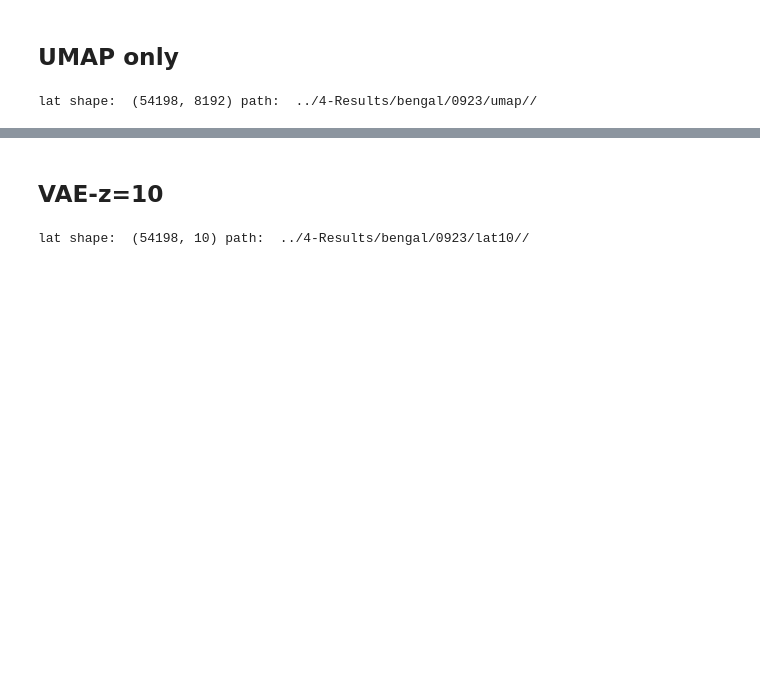
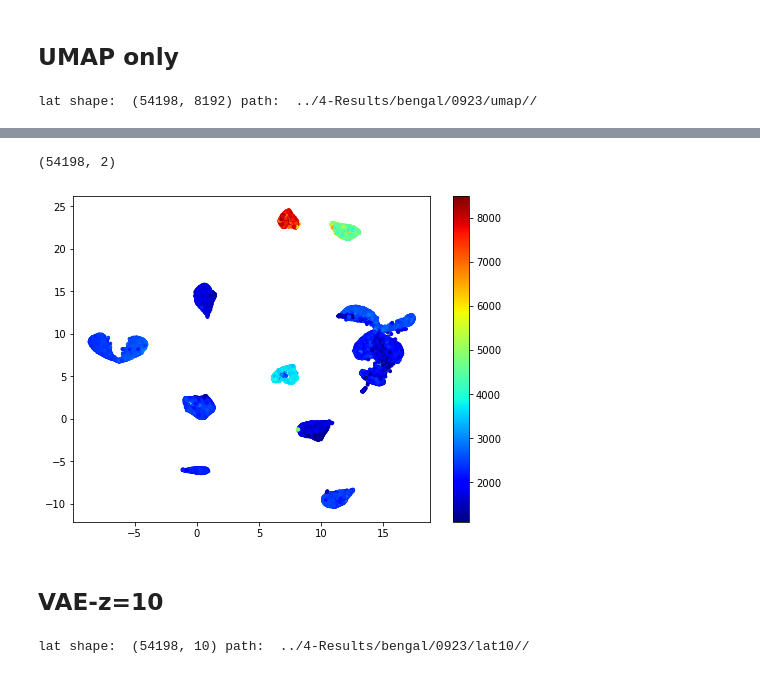
Before and after one commit to yebiny/Songbird-clusturing, a Jupyter notebook: 3-Train/3-umap.ipynb, the cells around one changed output, grey strips where cells are left out. Saved outputs shown, nothing was run; the diff lists cells and outputs as text; code cells hidden in the pictures; blank space fills up the shorter version.

```diff
--- a/3-Train/3-umap.ipynb
+++ b/3-Train/3-umap.ipynb
@@ -26,3 +27,9 @@ UMAP(a=None, angular_rp_forest=False, b=None,
+# %%
+x.umap = x.umap_embedding(nei=100)
+plot_project(x.umap, dur)
+# %% [output]
+(54198, 2)
+[figure, added]
 # %% [markdown]
 ## VAE-z=10
 # %%
```
Also changed, not shown: parts of 14 cells of this notebook, 1 other file.
